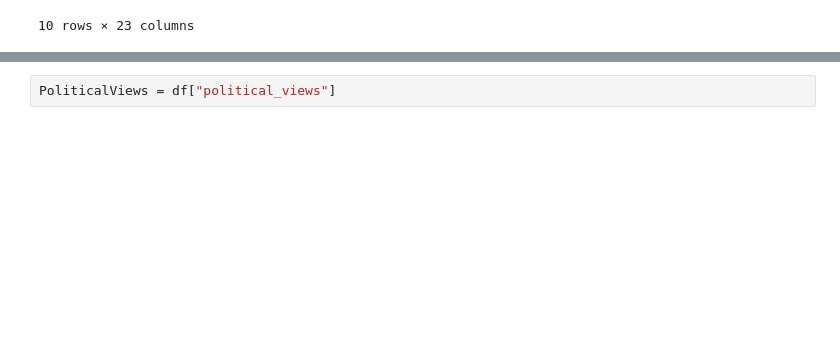
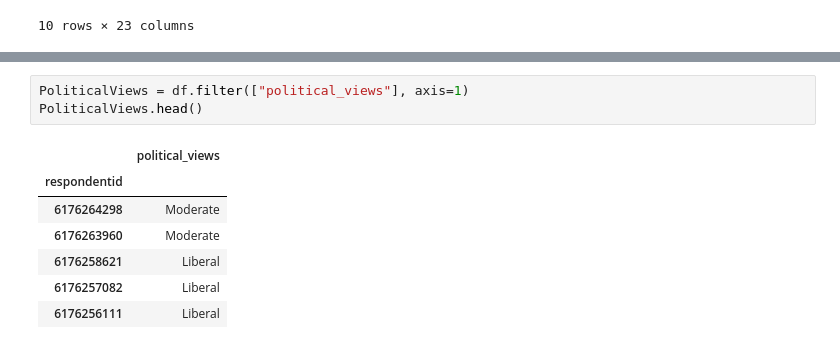
Before and after one commit to mandymccabe/Final_Project, a Jupyter notebook: FinalProjectMachineLearning.ipynb, the cells around one changed output, grey strips where cells are left out. Drawn from its saved outputs; the diff is of its cells as text; blank space fills up the shorter version.

```diff
--- a/FinalProjectMachineLearning.ipynb
+++ b/FinalProjectMachineLearning.ipynb
@@ -44,7 +44,16 @@ df2.head()
 | 4 | 6176256111 | 0 | 0 | 0 | 1 | 0 | 0 | 1 | 0 | 0 | ... |
 5 rows × 65 columns
 # %%
-PoliticalViews = df["political_views"]
+PoliticalViews = df.filter(["political_views"], axis=1)
+PoliticalViews.head()
+# %% [output]
+|  | political_views |
+| respondentid |  |
+| 6176264298 | Moderate |
+| 6176263960 | Moderate |
+| 6176258621 | Liberal |
+| 6176257082 | Liberal |
+| 6176256111 | Liberal |
 # %%
 #drop columns we don't want to use to predict and those that do not have an int value
 
```
Also changed, not shown: parts of 7 cells of this notebook.
